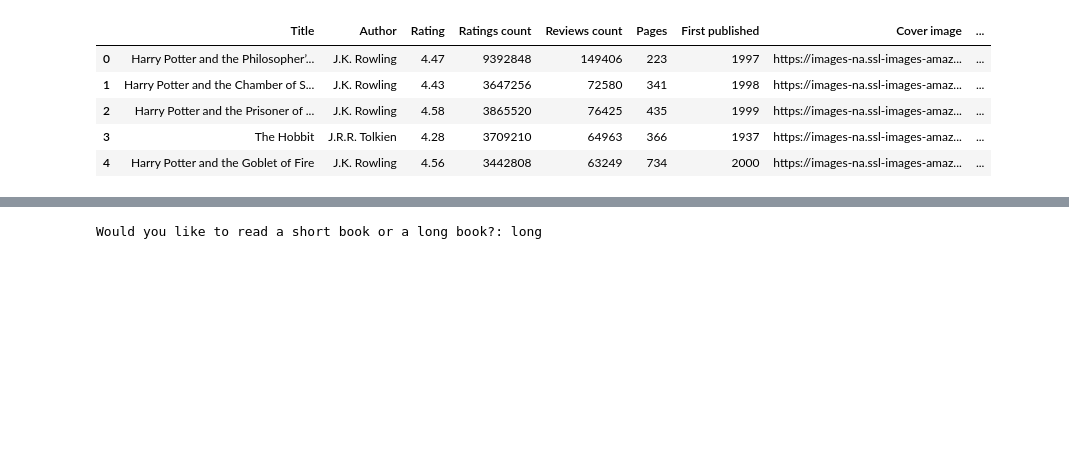
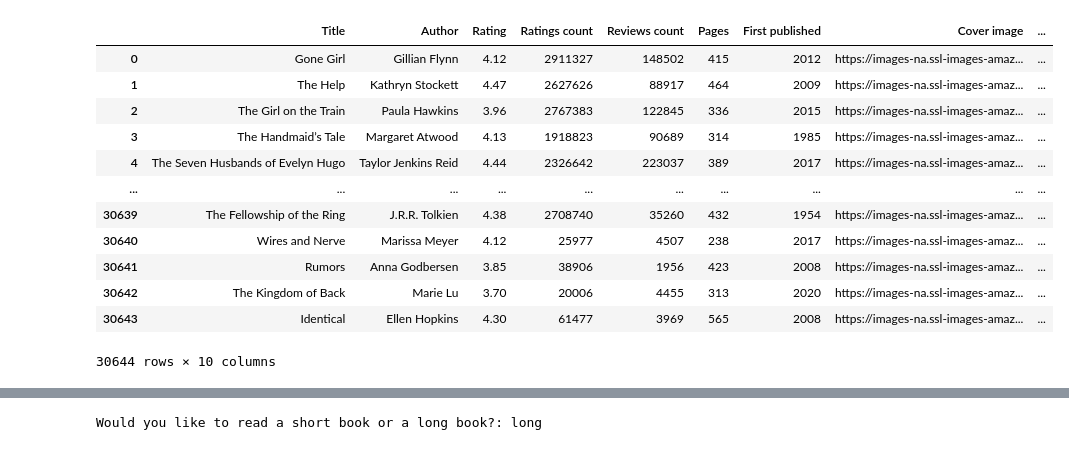
Before and after one commit to MargaMontV/Final-Project-Book-Recommendation, a Jupyter notebook: notebooks/m_analysis.ipynb, the cells around one changed output, grey strips where cells are left out. Drawn from its saved outputs; the diff is of its cells as text; code cells hidden in the pictures; blank space fills up the shorter version.

```diff
--- a/notebooks/m_analysis.ipynb
+++ b/notebooks/m_analysis.ipynb
@@ -4,14 +4,21 @@ import streamlit as st
 import numpy as np
 # %%
 books_df = pd.read_csv('../data/books_clean.csv')
-books_df.head()
+books_df
 # %% [output]
 |  | Title | Author | Rating | Ratings count | Reviews count | Pages | First published | Cover image | ... |
-| 0 | Harry Potter and the Philosopher’... | J.K. Rowling | 4.47 | 9392848 | 149406 | 223 | 1997 | https://images-na.ssl-images-amaz... | ... |
-| 1 | Harry Potter and the Chamber of S... | J.K. Rowling | 4.43 | 3647256 | 72580 | 341 | 1998 | https://images-na.ssl-images-amaz... | ... |
-| 2 | Harry Potter and the Prisoner of ... | J.K. Rowling | 4.58 | 3865520 | 76425 | 435 | 1999 | https://images-na.ssl-images-amaz... | ... |
-| 3 | The Hobbit | J.R.R. Tolkien | 4.28 | 3709210 | 64963 | 366 | 1937 | https://images-na.ssl-images-amaz... | ... |
-| 4 | Harry Potter and the Goblet of Fire | J.K. Rowling | 4.56 | 3442808 | 63249 | 734 | 2000 | https://images-na.ssl-images-amaz... | ... |
+| 0 | Gone Girl | Gillian Flynn | 4.12 | 2911327 | 148502 | 415 | 2012 | https://images-na.ssl-images-amaz... | ... |
+| 1 | The Help | Kathryn Stockett | 4.47 | 2627626 | 88917 | 464 | 2009 | https://images-na.ssl-images-amaz... | ... |
+| 2 | The Girl on the Train | Paula Hawkins | 3.96 | 2767383 | 122845 | 336 | 2015 | https://images-na.ssl-images-amaz... | ... |
+| 3 | The Handmaid’s Tale | Margaret Atwood | 4.13 | 1918823 | 90689 | 314 | 1985 | https://images-na.ssl-images-amaz... | ... |
+| 4 | The Seven Husbands of Evelyn Hugo | Taylor Jenkins Reid | 4.44 | 2326642 | 223037 | 389 | 2017 | https://images-na.ssl-images-amaz... | ... |
+| ... | ... | ... | ... | ... | ... | ... | ... | ... | ... |
+| 30639 | The Fellowship of the Ring | J.R.R. Tolkien | 4.38 | 2708740 | 35260 | 432 | 1954 | https://images-na.ssl-images-amaz... | ... |
+| 30640 | Wires and Nerve | Marissa Meyer | 4.12 | 25977 | 4507 | 238 | 2017 | https://images-na.ssl-images-amaz... | ... |
+| 30641 | Rumors | Anna Godbersen | 3.85 | 38906 | 1956 | 423 | 2008 | https://images-na.ssl-images-amaz... | ... |
+| 30642 | The Kingdom of Back | Marie Lu | 3.70 | 20006 | 4455 | 313 | 2020 | https://images-na.ssl-images-amaz... | ... |
+| 30643 | Identical | Ellen Hopkins | 4.30 | 61477 | 3969 | 565 | 2008 | https://images-na.ssl-images-amaz... | ... |
+30644 rows × 10 columns
 # %%
 books_df.info()
 # %% [output]
```
Also changed, not shown: parts of 5 cells of this notebook, 6 other files.
